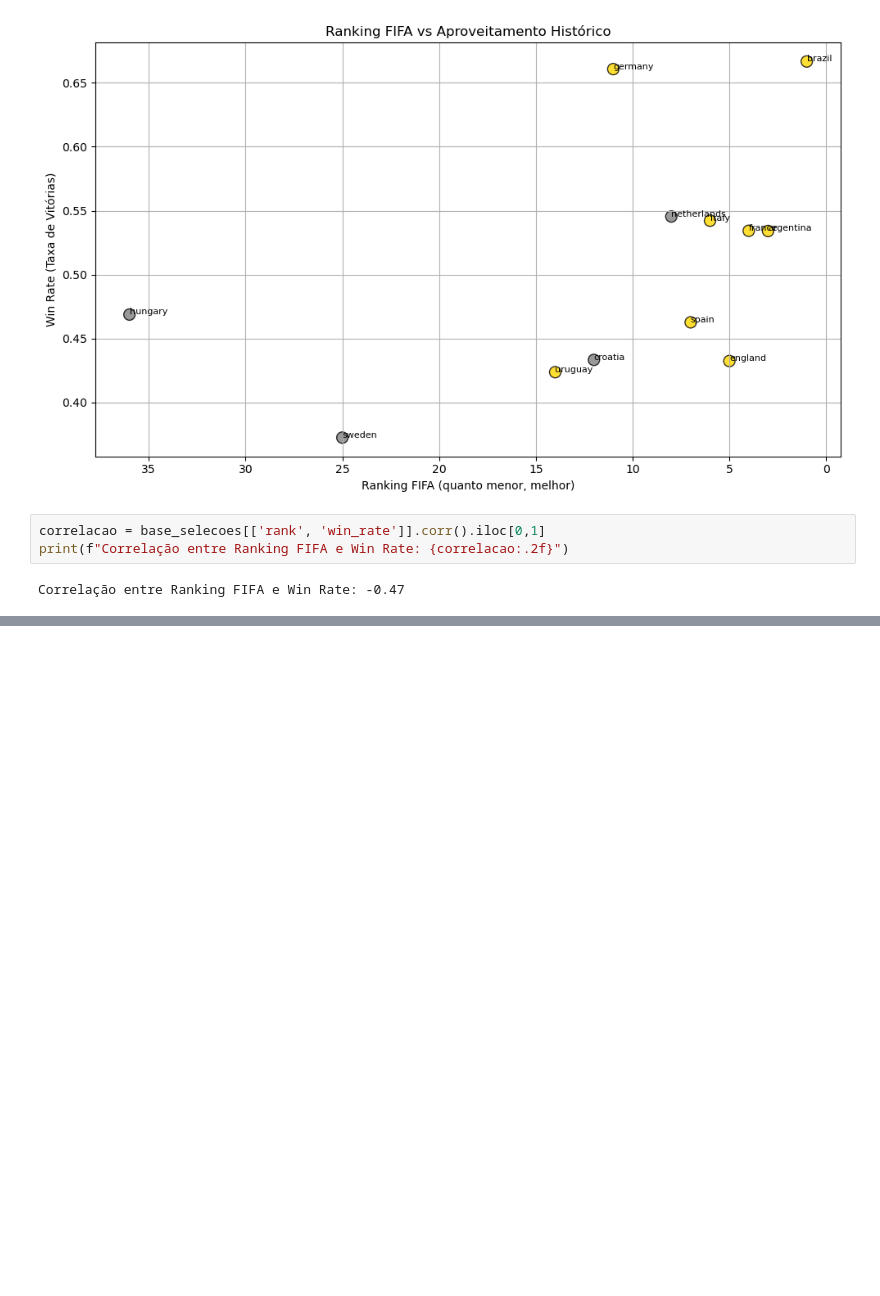
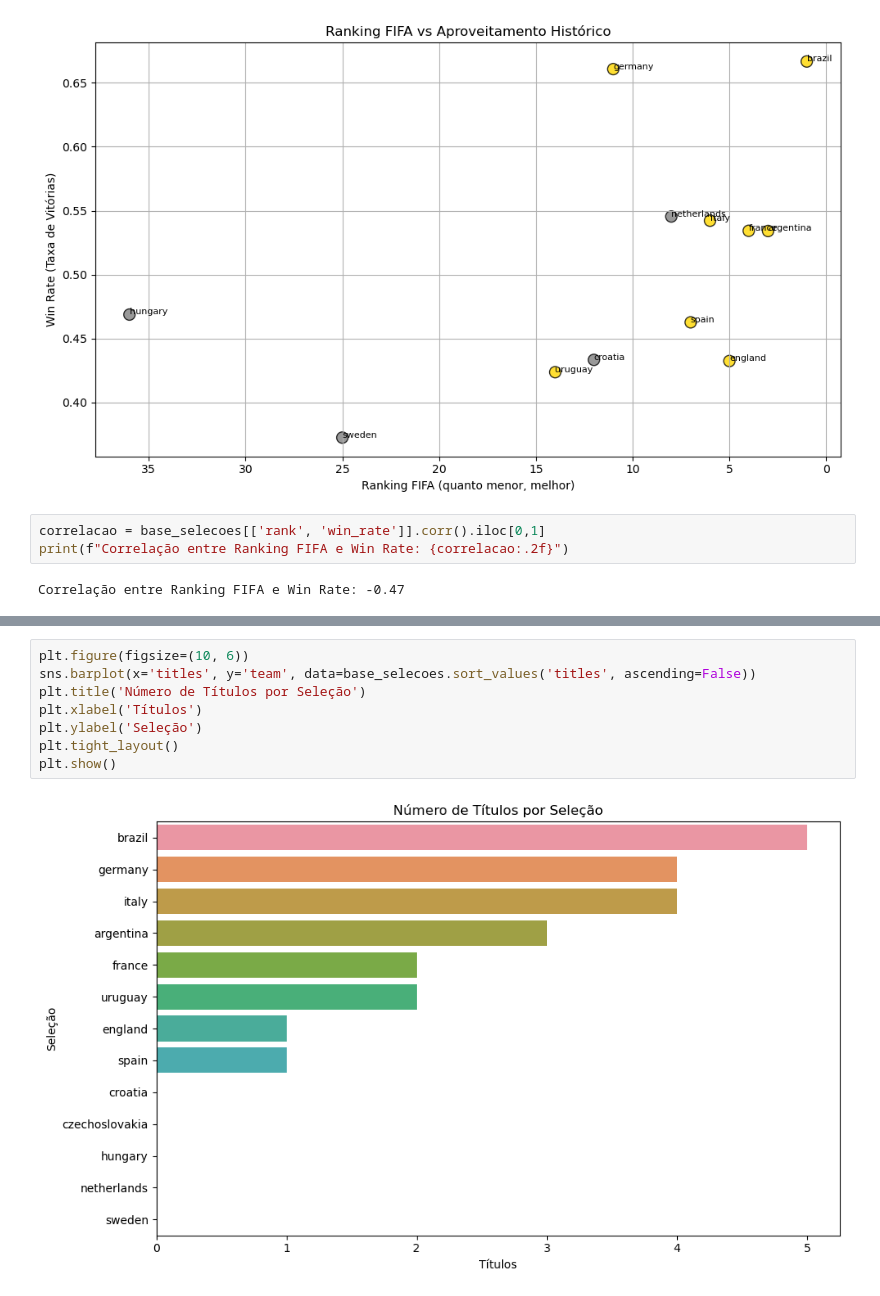
Before and after one commit to Jhonatarlp/Projeto_final_ciclo_basico_insper_Data, a Jupyter notebook: analise_exploratoria.ipynb, the cells around one changed output, grey strips where cells are left out. Cells and saved outputs as stored; diff of their text form; blank space fills up the shorter version.

```diff
--- a/analise_exploratoria.ipynb
+++ b/analise_exploratoria.ipynb
@@ -434,0 +477,10 @@ Correlação entre Ranking FIFA e Win Rate: -0.47
+# %%
+plt.figure(figsize=(10, 6))
+sns.barplot(x='titles', y='team', data=base_selecoes.sort_values('titles', ascending=False))
+plt.title('Número de Títulos por Seleção')
+plt.xlabel('Títulos')
+plt.ylabel('Seleção')
+plt.tight_layout()
+plt.show()
+# %% [output]
+[figure, added]
```
Also changed, not shown: parts of 15 cells of this notebook.
